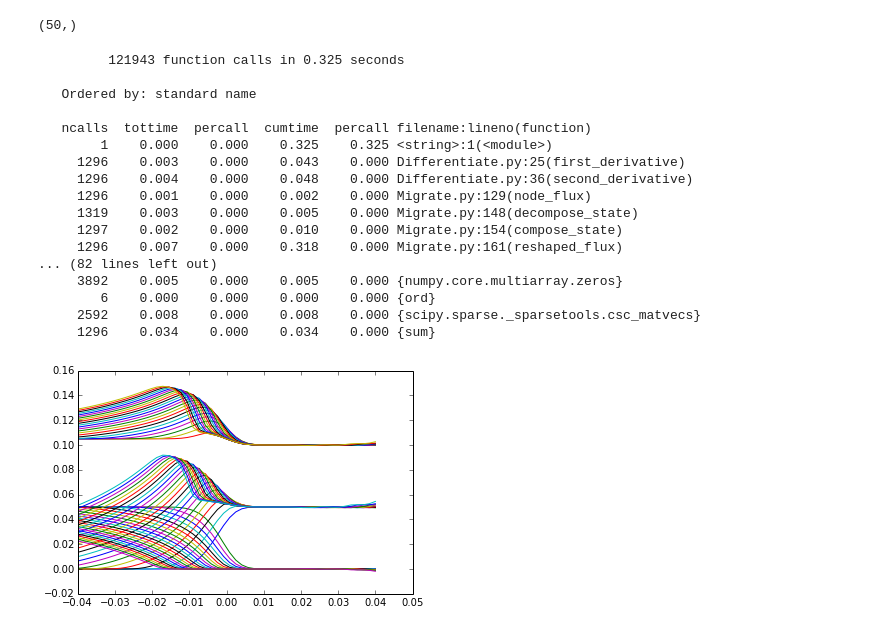
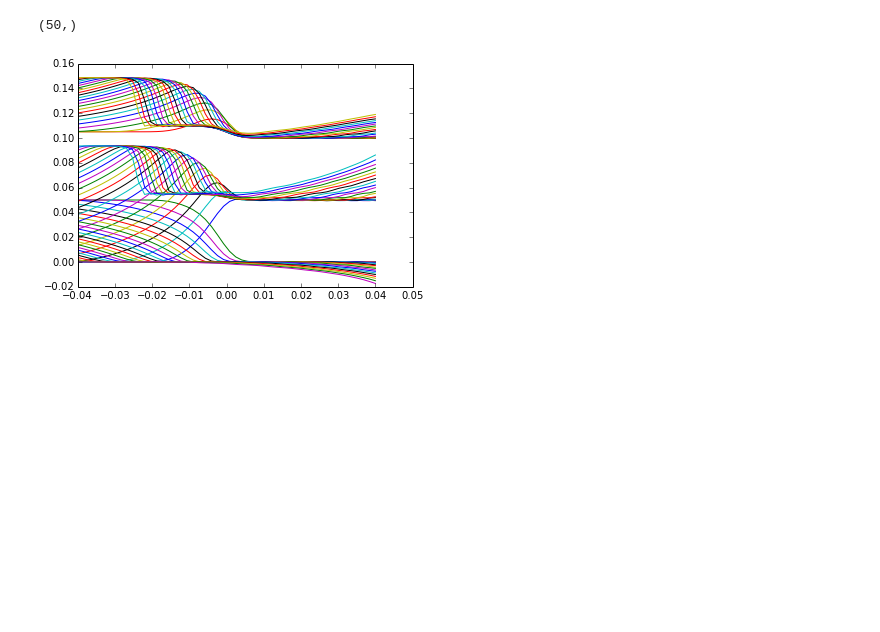
Before and after one commit to lewisamarshall/emigrate, a Jupyter notebook: Tutorial.ipynb, the cells around one changed output. Saved outputs shown, nothing was run; the diff lists cells and outputs as text; code cells hidden in the pictures; blank space fills up the shorter version.

```diff
--- a/Tutorial.ipynb
+++ b/Tutorial.ipynb
@@ -41,32 +41,15 @@ print solver.x.T.shape
 # %% [output]
 (50,)
 # %%
-t = np.linspace(0.01, 1e4, 25)
+t = np.linspace(0.01, 2e4, 25)
 # cProfile.run("solver.solve(t, method='rk45')")
 solver.solve(t, method='rk45')
 for my_sol in solver.solution:
         x = my_sol[0]
         my_sol = my_sol[1]
         for sub_sol in my_sol:
 #             plot(solver.z, x)
             plot(x, sub_sol)
 show()
 # %% [output]
-         121943 function calls in 0.325 seconds
-
-   Ordered by: standard name
-
-   ncalls  tottime  percall  cumtime  percall filename:lineno(function)
-        1    0.000    0.000    0.325    0.325 <string>:1(<module>)
-     1296    0.003    0.000    0.043    0.000 Differentiate.py:25(first_derivative)
-     1296    0.004    0.000    0.048    0.000 Differentiate.py:36(second_derivative)
-     1296    0.001    0.000    0.002    0.000 Migrate.py:129(node_flux)
-     1319    0.003    0.000    0.005    0.000 Migrate.py:148(decompose_state)
-     1297    0.002    0.000    0.010    0.000 Migrate.py:154(compose_state)
-     1296    0.007    0.000    0.318    0.000 Migrate.py:161(reshaped_flux)
-... (82 lines left out)
-     3892    0.005    0.000    0.005    0.000 {numpy.core.multiarray.zeros}
-        6    0.000    0.000    0.000    0.000 {ord}
-     2592    0.008    0.000    0.008    0.000 {scipy.sparse._sparsetools.csc_matvecs}
-     1296    0.034    0.000    0.034    0.000 {sum}
-[figure, old version]
+[figure, new version]
```
Also changed, not shown: 1 other file.
